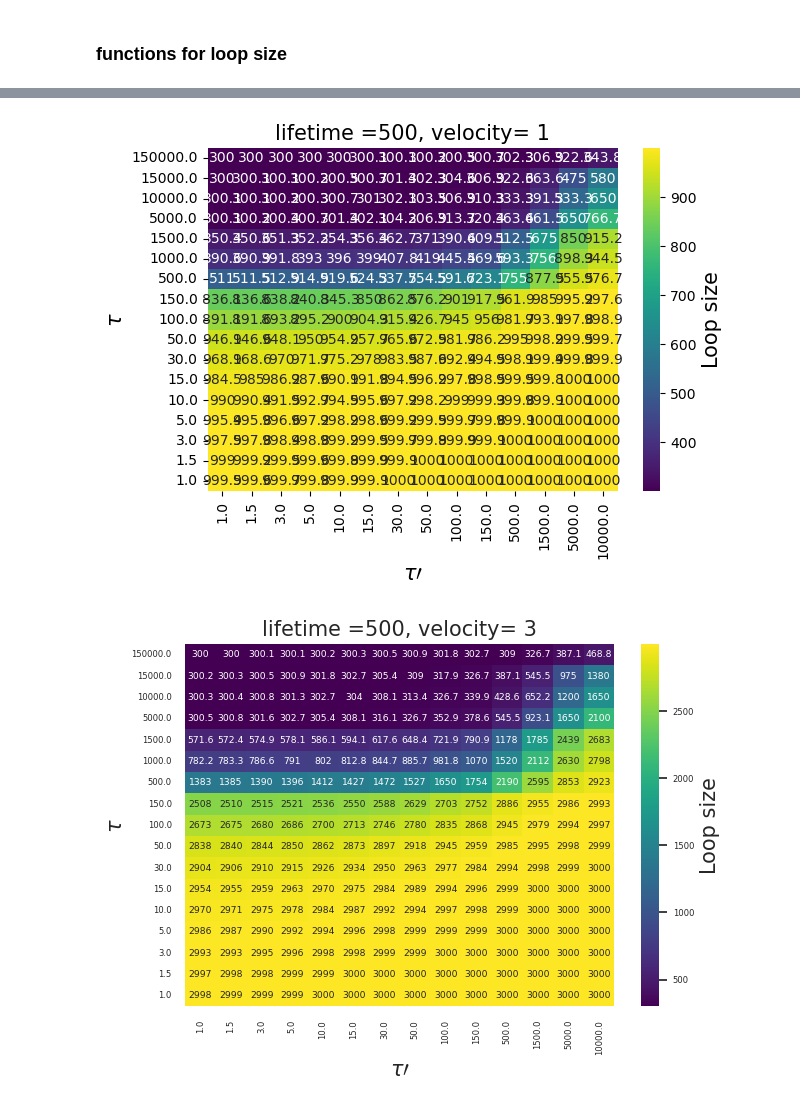
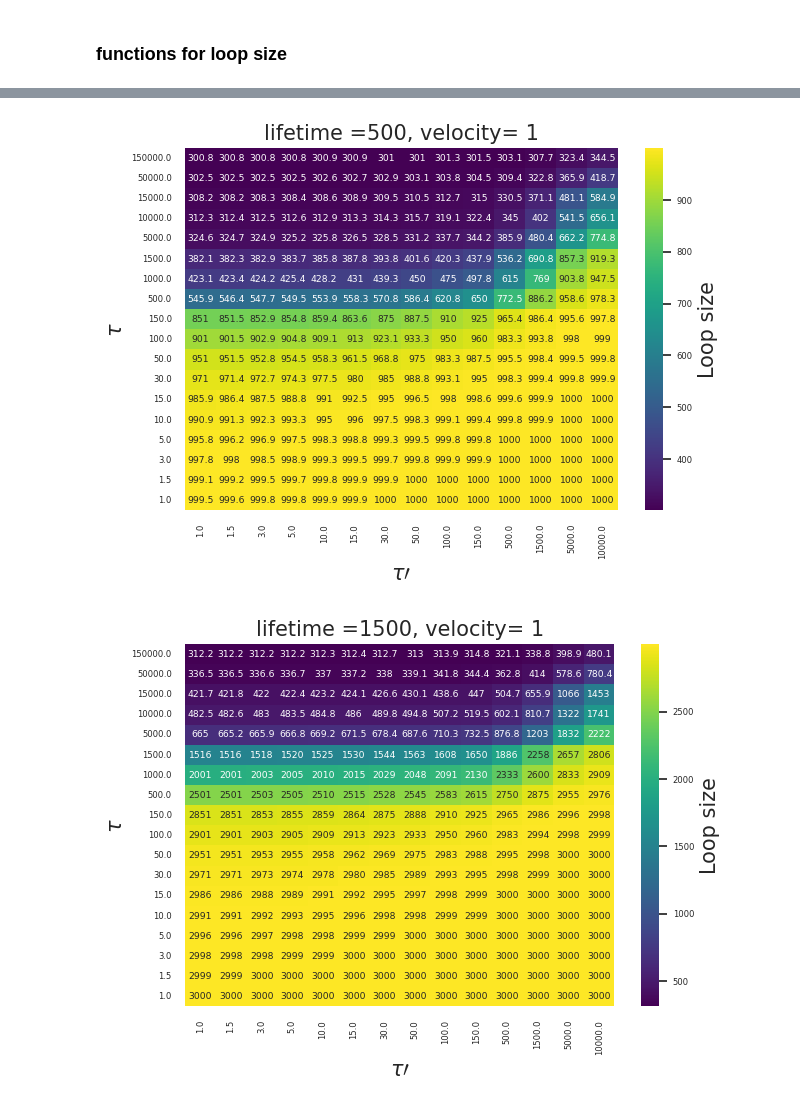
Before and after one commit to Fudenberg-Research-Group/dynamic_extrusion_boundaries, a Jupyter notebook: analysis/loop_size_theoretical.ipynb, the cells around one changed output, grey strips where cells are left out. Cells and saved outputs as stored; diff of their text form; code cells hidden in the pictures.

```diff
--- a/analysis/loop_size_theoretical.ipynb
+++ b/analysis/loop_size_theoretical.ipynb
@@ -8,13 +10,13 @@ from scipy import ndimage
 # %% [markdown]
 ### functions for loop size
 # %%
-def loop_size(t, v, delta, tau, x , taup):
+def loop_size(t, v, delta, tau,  taup):
     if v * t <= delta/2:
         return v * t * 2
     else:
-        loop = delta + (taup / (tau + taup)) * v * (t - (delta/2 / v)) * 2
-        if t > (x*tau+(delta/2)/(v)):
-            loop += (tau / (tau + taup)) * v * (t - (delta/2 / v) - tau*x) * 2
+        loop = delta + (taup / (tau + taup)) * v * (t - (delta/2 / v)) * 2 + (tau / ((tau + taup)*tau)) * v * ((t - (delta/2 / v))**2)
+        if t > (tau+(delta/2)/(v)):
+            loop = delta + (taup / (tau + taup)) * v * (t - (delta/2 / v)) * 2+(tau / (tau + taup)) * v * (t - (delta/2 / v) - tau/2) * 2
         return loop
 
 def loop_size_static(t, v, delta, occupancy):
@@ -75,14 +82,14 @@ plt.show()
 # %%
 loop_for_high = []
 lifetime_range = [500,1500]
-tau_range = [1, 1.5, 3, 5, 10, 15,  30, 50, 100, 150, 500, 1000, 1500, 5000, 10000, 15000,  150000]
+tau_range = [1, 1.5, 3, 5, 10, 15,  30, 50, 100, 150, 500, 1000, 1500, 5000, 10000, 15000, 50000,  150000]
 taup_range = [ 1.0, 1.5, 3,  5.0, 10.0, 15, 30,   50, 100, 150, 500, 1500,  5000, 10000]
 
 v_val_range = [1,3]
 delta_val = 300
 sep = 1000
 i=1
-file = open('../../data/loop_size_theoretical.csv','w')
+file = open('../output/scores/simulation/scores/loop_size_theoretical_est.csv','w')
 file.write('lifetime,velocity,clife,cof,loopsize\n')
 for vel in v_val_range:
     for taup_val in taup_range:
@@ -90,61 +97,40 @@ for vel in v_val_range:
             i+=1
             loop_s = []
             for tau_val in tau_range:
-                x_vals = np.linspace(0.1, 1, 10)
-                loop_sizes = np.array([loop_size(lifetime, vel, delta_val, tau_val, x, taup_val) for x in x_vals])
-                integral = np.trapz(loop_sizes, x_vals)
-                integral = np.mean(loop_sizes)
-                file.write('%s,%s,%s,%s,%s\n'%(lifetime,vel,tau_val,taup_val,integral))
-                loop_s.append([tau_val/(tau_val+taup_val), integral])
+                new_loop_size = loop_size(lifetime, vel, delta_val, tau_val, taup_val)
+                file.write('%s,%s,%s,%s,%s\n'%(lifetime,vel,tau_val,taup_val,new_loop_size))
+                loop_s.append([tau_val/(tau_val+taup_val), new_loop_size])
             loop_s = np.array(loop_s)
 file.close()
 # %%
 unique_vel = [ 1]
 
-unique_life = [ 500]
-#unique_sep = [100]
-file = pd.read_csv('../../data/loop_size_theoretical.csv')
-lifetime = file['lifetime']
-velocity = file['velocity']
-clife = file['clife']
-cof = file['cof']
-
-unique_life = np.unique(lifetime)
-unique_vel = np.unique(velocity)
-unique_clife = np.unique(clife)
-unique_cof = np.unique(cof)
-
-c = 1
+unique_life = [ 500, 1500]
+file = pd.read_csv('../output/scores/simulation/scores/loop_size_theoretical_est.csv')
 
 for life in list(unique_life):
     for vel in list(unique_vel):
 
-        new_file = file[(lifetime == life) & (velocity == vel)][['clife', 'cof', 'loopsize']]
-        #print(new_file)
+        new_file = file.query('lifetime==@life and velocity==@vel')[['clife', 'cof', 'loopsize']]
         heatmap_data = new_file.pivot('clife', 'cof', 'loopsize')
 
         # Create the heatmap using seaborn
         im = sns.heatmap(heatmap_data, annot=True, cmap='viridis',  fmt='.4g', cbar_kws={'label': ' Loop size'})
         sns.set(font_scale=0.55)
 
         # Access the color bar object
         cbar = im.collections[0].colorbar
 
         # Set the font size of color bar label
         cbar.set_label('Loop size', fontsize=15)  # Adjust the font size as needed
 
         # Customize labels and title
         plt.xlabel(r'$\tau\prime$', fontsize=15)
         plt.ylabel(r'$\tau$', fontsize=15)
         plt.title('lifetime =%s, velocity= %s' % (life, vel),fontsize =15)
         plt.gca().invert_yaxis()
-
-        c += 1
-
-
         plt.tight_layout()
-        #plt.savefig('averaged_loop_size_life_%s_vel_%s_sep_%s.png'%(life,vel,sep))
         plt.show()
 # %% [output]
-[figure, old version]
+[figure, new version]
-[figure, old version]
+[figure, new version]
```
Also changed, not shown: parts of 11 cells of this notebook.
